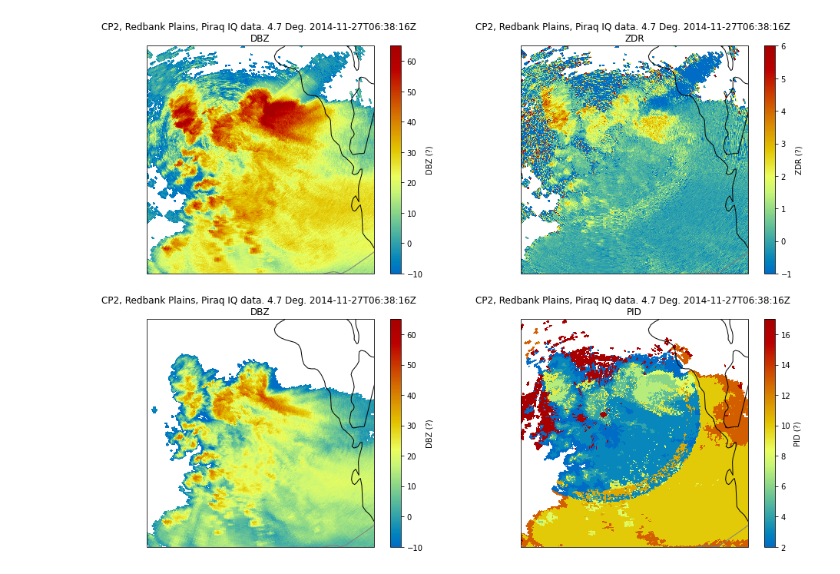
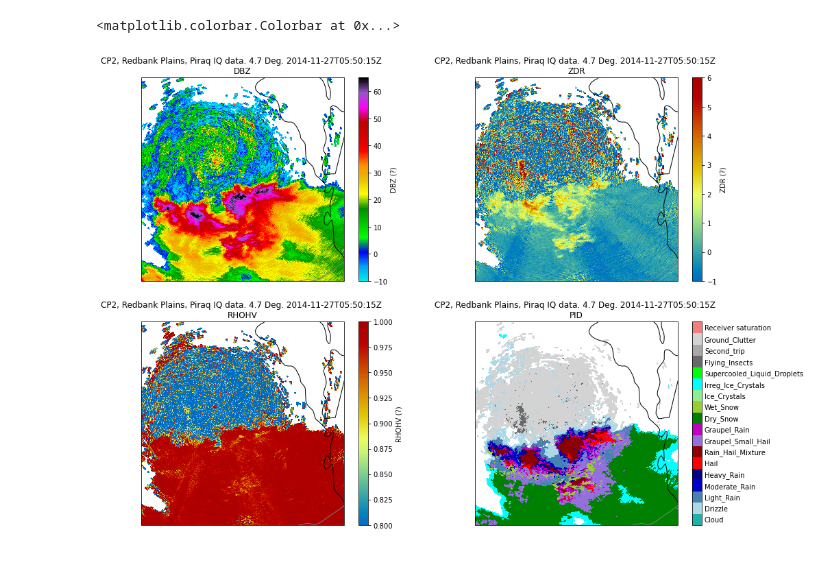
Before and after one commit to vlouf/AMOS_2021, a Jupyter notebook: 04 - CP2/CP2.ipynb, the cells around one changed output. Drawn from its saved outputs; the diff is of its cells as text; code cells hidden in the pictures.

```diff
--- a/04 - CP2/CP2.ipynb
+++ b/04 - CP2/CP2.ipynb
@@ -35,11 +45,19 @@ rhi_derived_url = ''
 # %%
+"""
+#############################################################
+#
+# Download these volumes from NCI
+#
+#############################################################
+"""
+
 import urllib
 
-vol_sband_ffn = '/tmp/cp2-s_20141127_064104.sur.mdv'
+vol_sband_ffn = '/tmp/cp2-s_20141127.sur.mdv'
 urllib.request.urlretrieve(vol_sband_url, vol_sband_ffn)
-vol_xband_ffn = '/tmp/cp2-x_20141127_064104.sur.mdv'
+vol_xband_ffn = '/tmp/cp2-x_20141127.sur.mdv'
 urllib.request.urlretrieve(vol_xband_url, vol_xband_ffn)
-vol_derived_ffn = '/tmp/cp2-derived_20141127_064104.sur.mdv'
+vol_derived_ffn = '/tmp/cp2-derived_20141127.sur.mdv'
 urllib.request.urlretrieve(vol_derived_url, vol_derived_ffn)
 
 print('All files downloaded')
@@ -64,42 +103,78 @@ Derived fields: dict_keys(['RATE_KDP_ZDR', 'TEMP_FOR_PID', 'PID2', 'KDP', 'PID',
 # %%
-#Wow, that's a lot of fields.
-#The fields ending in F may contain additional filtering.
+"""
+#############################################################
+#
+# Let's create a PPI plots of some fields and discuss what we can see.
+#
+#############################################################
+"""
 
 from matplotlib import pyplot as plt #plotting toolkit
+import numpy as np
 import cartopy.crs as ccrs
+import matplotlib.colors as colors
+
+#create colormap for PID
+ncar_colors = ['lightseagreen',
+               'LightBlue', 'SteelBlue', 'MediumBlue', 'DarkBlue',
+      'Red','DarkRed',
+      'MediumPurple','m',
+      'Green','YellowGreen','lightgreen','cyan','lime',
+      'dimgray','darkgray','lightgray','lightcoral']
+
+ncar_cmap = colors.ListedColormap(ncar_colors)
+
+#create function for PID labels
+def _adjust_ncar_scheme_colorbar_for_pyart(cb):
+    cb.set_ticks(np.arange(1.5, 19.5, 1))
+    cb.ax.set_yticklabels(['Cloud',
+                           'Drizzle', 'Light_Rain', 'Moderate_Rain', 'Heavy_Rain',
+                            'Hail', 'Rain_Hail_Mixture',
+                            'Graupel_Small_Hail', 'Graupel_Rain',
+                            'Dry_Snow', 'Wet_Snow', 'Ice_Crystals', 'Irreg_Ice_Crystals', 'Supercooled_Liquid_Droplets',
+                            'Flying_Insects', 'Second_trip', 'Ground_Clutter', 'Receiver saturation'])
+    cb.ax.set_ylabel('')
+    cb.ax.tick_params(length=0)
+    return cb
 
 fig = plt.figure(figsize=(16, 12), facecolor='w')
+
 tilt = 4
 
 ax = plt.subplot(221, projection=ccrs.PlateCarree())
 vol_sband_disp = pyart.graph.RadarMapDisplay(vol_sband)
 vol_sband_disp.plot_ppi_map('DBZ', tilt,
-                            cmap=pyart.graph.cm_colorblind.HomeyerRainbow,
+                            cmap='pyart_NWSRef',
                             min_lat=-28.25, max_lat=-27.25, min_lon=152.5, max_lon=153.5,
                             vmin=-10, vmax=65,
                             resolution='10m')
 
 ax = plt.subplot(222, projection=ccrs.PlateCarree())
 vol_sband_disp.plot_ppi_map('ZDR', tilt,
                             cmap=pyart.graph.cm_colorblind.HomeyerRainbow,
                             min_lat=-28.25, max_lat=-27.25, min_lon=152.5, max_lon=153.5,
                             vmin=-1, vmax=6,
                             resolution='10m')
 
 ax = plt.subplot(223, projection=ccrs.PlateCarree())
-vol_xband_disp = pyart.graph.RadarMapDisplay(vol_xband)
-vol_xband_disp.plot_ppi_map('DBZ', tilt,
+vol_sband_disp.plot_ppi_map('RHOHV', tilt,
                             cmap=pyart.graph.cm_colorblind.HomeyerRainbow,
                             min_lat=-28.25, max_lat=-27.25, min_lon=152.5, max_lon=153.5,
-                            vmin=-10, vmax=65,
+                            vmin=0.8, vmax=1.0,
                             resolution='10m')
 
 ax = plt.subplot(224, projection=ccrs.PlateCarree())
 vol_derived_disp = pyart.graph.RadarMapDisplay(vol_derived)
 vol_derived_disp.plot_ppi_map('PID', tilt,
-                            cmap=pyart.graph.cm_colorblind.HomeyerRainbow,
+                            cmap=ncar_cmap,
                             min_lat=-28.25, max_lat=-27.25, min_lon=152.5, max_lon=153.5,
+                            vmin=1, vmax=19,
                             resolution='10m')
-#vol_derived.info()
+_adjust_ncar_scheme_colorbar_for_pyart(vol_derived_disp.cbs[0])
+
+# to do: fix PID labels
+# repeats with RHI and compare with theortical cross section
+# showcase some 3D wind retrieval and the packages used for this
 # %% [output]
+<matplotlib.colorbar.Colorbar at 0x...>
-[figure, old version]
+[figure, new version]
```
Also changed, not shown: parts of 13 cells of this notebook, 6 other files.
